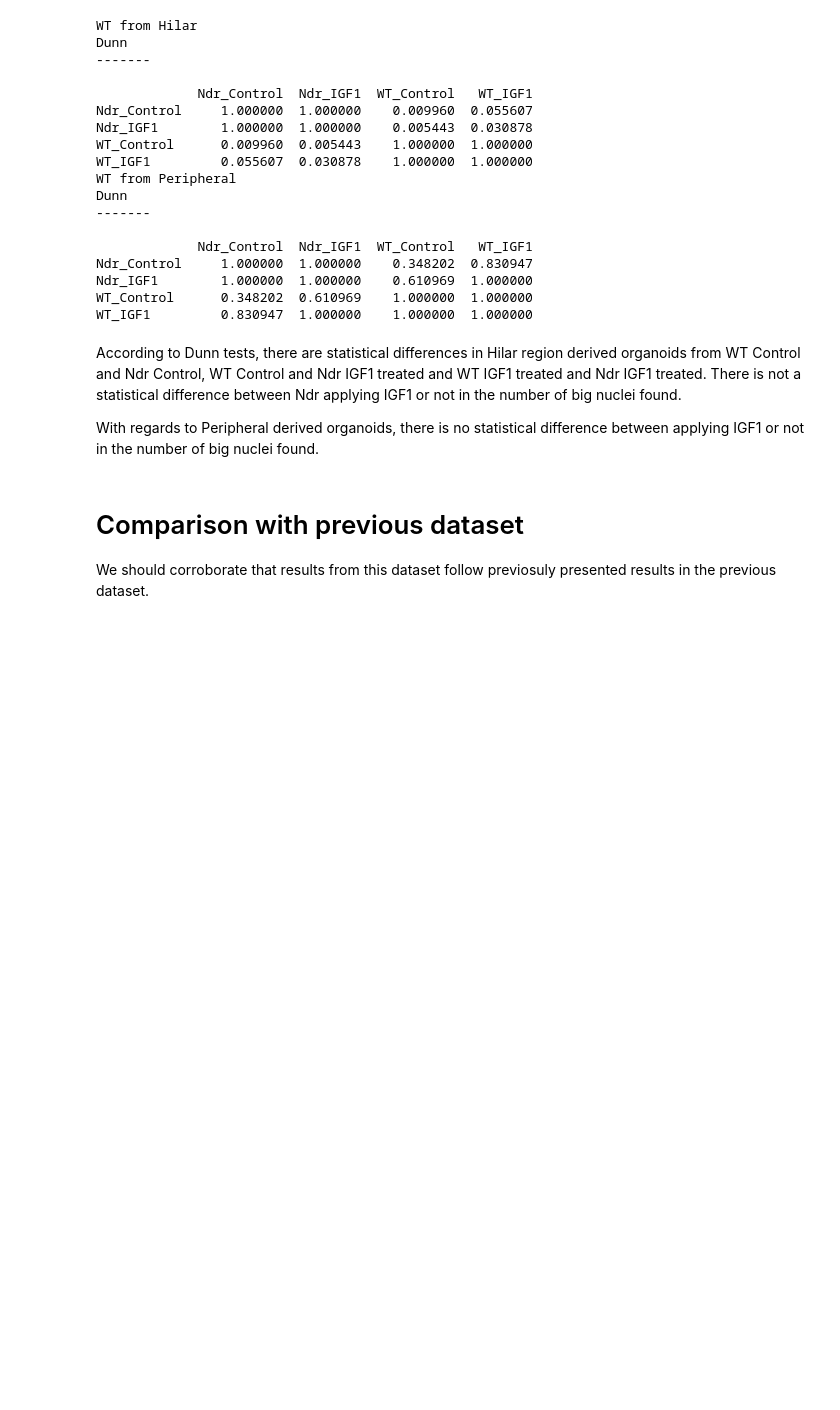
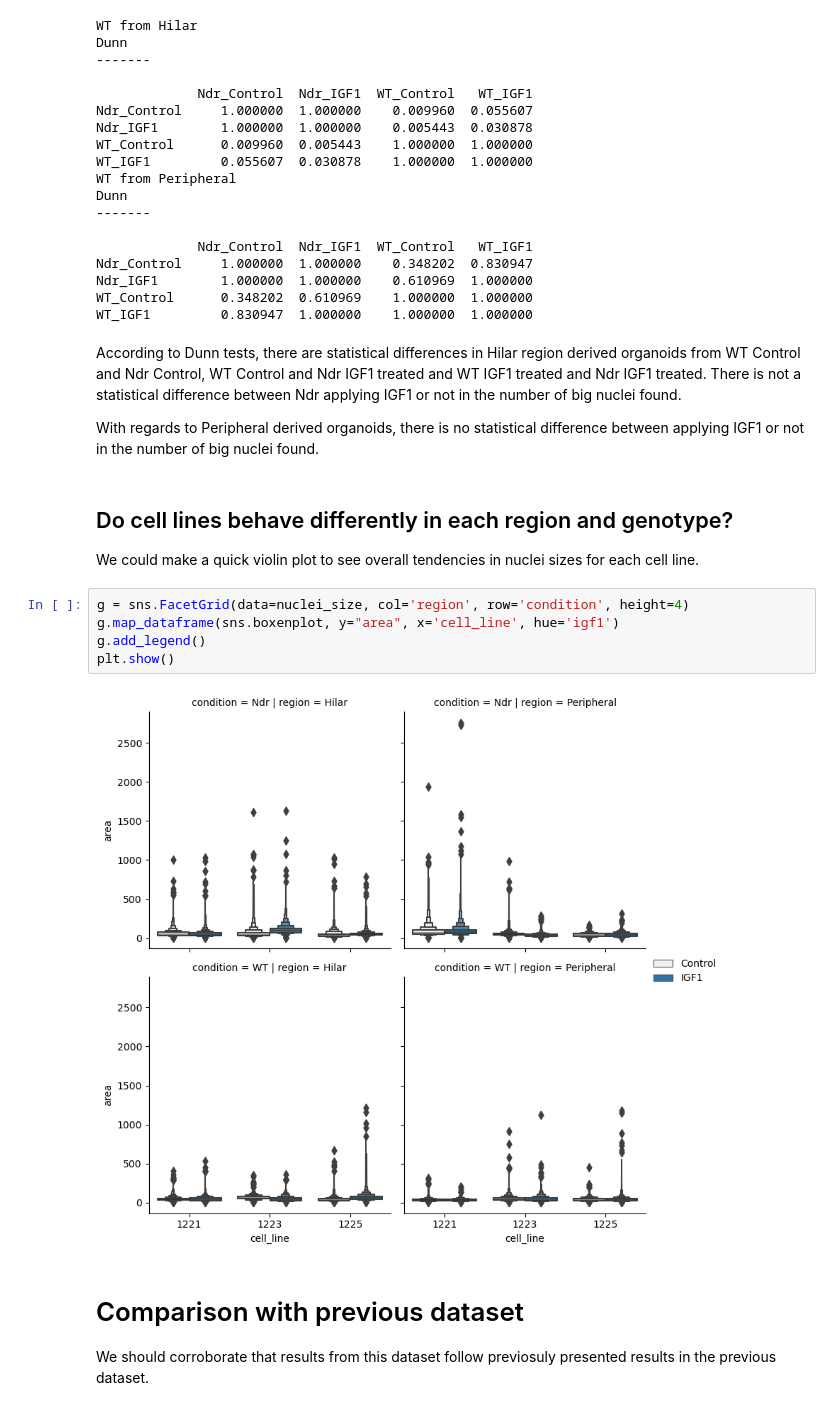
Before and after one commit to Emma-R-Andersson-Lab/iqbal_nuclei_segmenter, a Jupyter notebook: IGF1_effect_on_nuclei_sizes.ipynb, the cells around one changed output. Drawn from its saved outputs; the diff is of its cells as text; blank space fills up the shorter version.

```diff
--- a/IGF1_effect_on_nuclei_sizes.ipynb
+++ b/IGF1_effect_on_nuclei_sizes.ipynb
@@ -592,6 +518,17 @@ WT_IGF1         0.830947  1.000000    1.000000  1.000000
 According to Dunn tests, there are statistical differences in Hilar region derived organoids from WT Control and Ndr Control, WT Control and Ndr IGF1 treated and WT IGF1 treated and Ndr IGF1 treated. There is not a statistical difference between Ndr applying IGF1 or not in the number of big nuclei found.
 
 With regards to Peripheral derived organoids, there is no statistical difference between applying IGF1 or not in the number of big nuclei found.
+# %% [markdown]
+## Do cell lines behave differently in each region and genotype?
+
+We could make a quick violin plot to see overall tendencies in nuclei sizes for each cell line.
+# %%
+g = sns.FacetGrid(data=nuclei_size, col='region', row='condition', height=4)
+g.map_dataframe(sns.boxenplot, y="area", x='cell_line', hue='igf1')
+g.add_legend()
+plt.show()
+# %% [output]
+[figure, added]
 # %% [markdown]
 # Comparison with previous dataset
 
```
Also changed, not shown: parts of 17 cells of this notebook.
